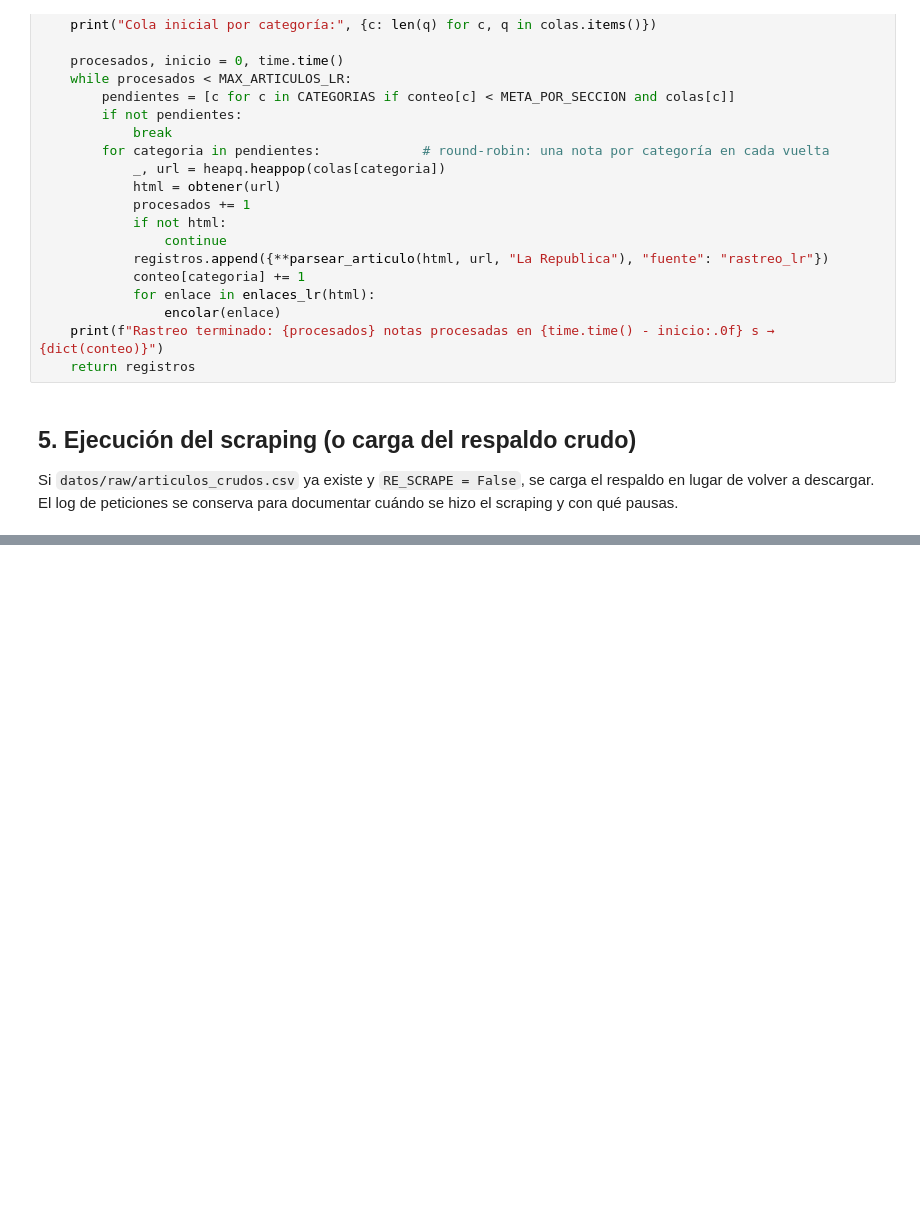
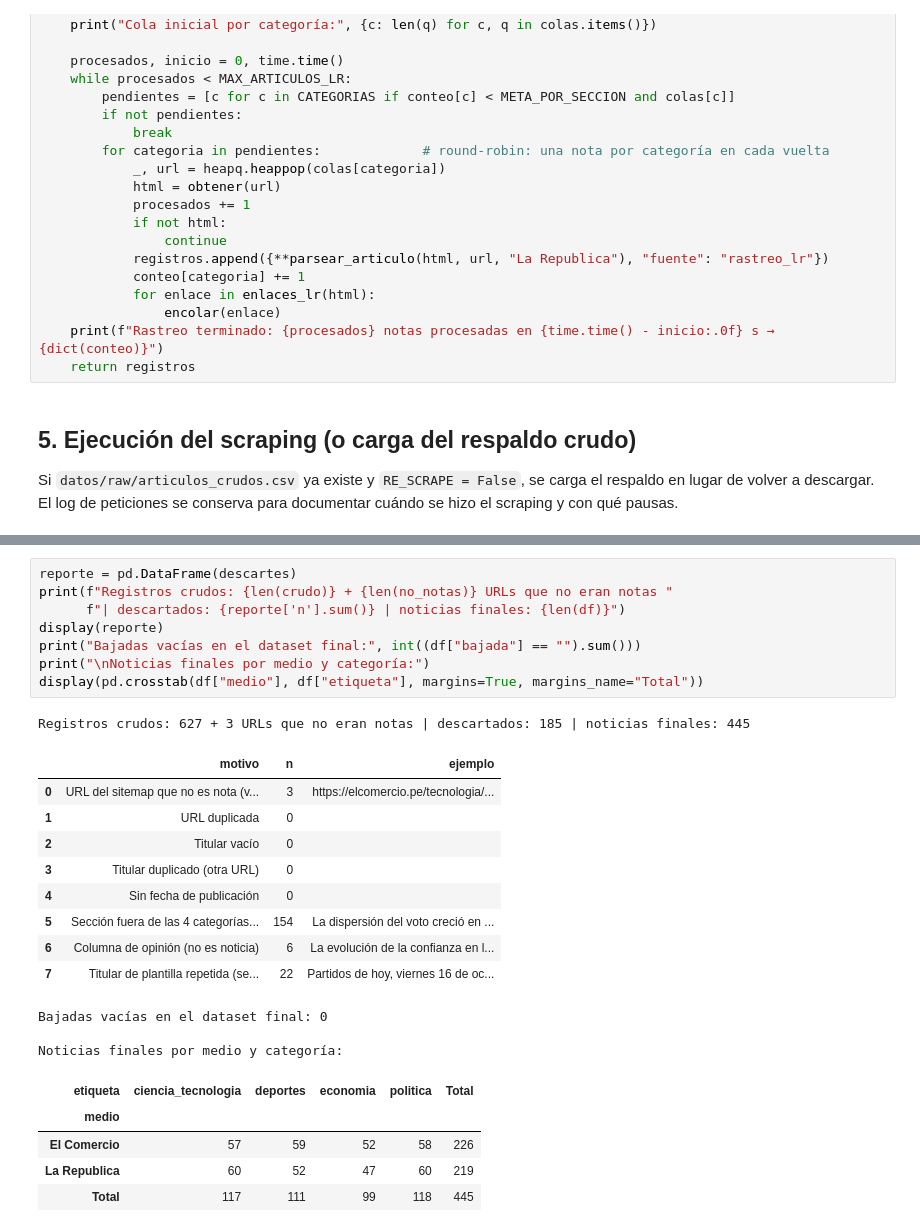
Before and after one commit to rodnm/intermediate-python-hw, a Jupyter notebook: tarea_1/01_recoleccion.ipynb, the cells around one changed output, grey strips where cells are left out. Saved outputs shown, nothing was run; the diff lists cells and outputs as text; blank space fills up the shorter version.

```diff
--- a/tarea_1/01_recoleccion.ipynb
+++ b/tarea_1/01_recoleccion.ipynb
@@ -410,0 +528,27 @@ Scraping: 498 peticiones HTTP entre 2026-10-17 10:49 y 11:08 | pausa mediana ent
+# %%
+reporte = pd.DataFrame(descartes)
+print(f"Registros crudos: {len(crudo)} + {len(no_notas)} URLs que no eran notas "
+      f"| descartados: {reporte['n'].sum()} | noticias finales: {len(df)}")
+display(reporte)
+print("Bajadas vacías en el dataset final:", int((df["bajada"] == "").sum()))
+print("\nNoticias finales por medio y categoría:")
+display(pd.crosstab(df["medio"], df["etiqueta"], margins=True, margins_name="Total"))
+# %% [output]
+Registros crudos: 627 + 3 URLs que no eran notas | descartados: 185 | noticias finales: 445
+|  | motivo | n | ejemplo |
+| 0 | URL del sitemap que no es nota (v... | 3 | https://elcomercio.pe/tecnologia/... |
+| 1 | URL duplicada | 0 |  |
+| 2 | Titular vacío | 0 |  |
+| 3 | Titular duplicado (otra URL) | 0 |  |
+| 4 | Sin fecha de publicación | 0 |  |
+| 5 | Sección fuera de las 4 categorías... | 154 | La dispersión del voto creció en ... |
+| 6 | Columna de opinión (no es noticia) | 6 | La evolución de la confianza en l... |
+| 7 | Titular de plantilla repetida (se... | 22 | Partidos de hoy, viernes 16 de oc... |
+Bajadas vacías en el dataset final: 0
+
+Noticias finales por medio y categoría:
+| etiqueta | ciencia_tecnologia | deportes | economia | politica | Total |
+| medio |  |  |  |  |  |
+| El Comercio | 57 | 59 | 52 | 58 | 226 |
+| La Republica | 60 | 52 | 47 | 60 | 219 |
+| Total | 117 | 111 | 99 | 118 | 445 |
```
Also changed, not shown: parts of 8 cells of this notebook, 1 other file.
